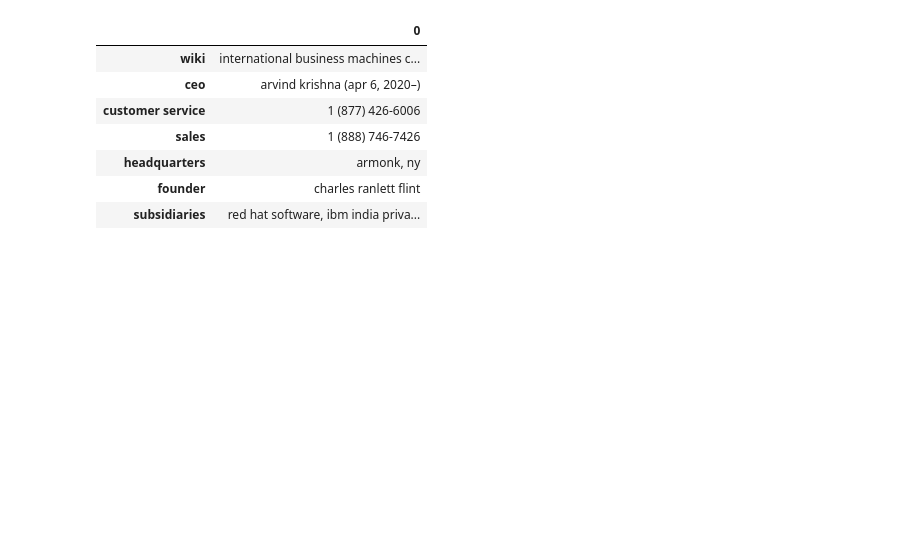
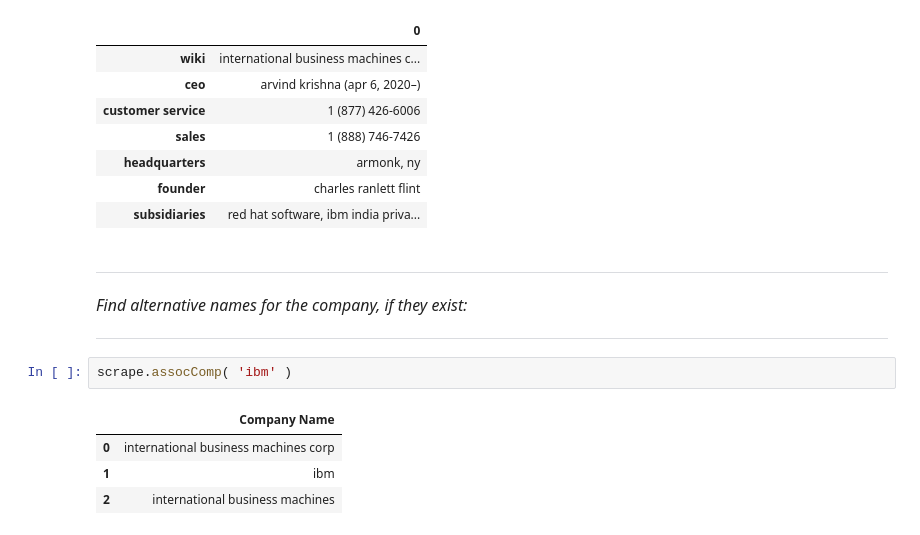
Before and after one commit to zachary-chiodini/enterprise-scrape, a Jupyter notebook: enterprise_scrape.ipynb, the cells around one changed output. Cells and saved outputs as stored; diff of their text form; blank space fills up the shorter version.

```diff
--- a/enterprise_scrape.ipynb
+++ b/enterprise_scrape.ipynb
@@ -30,3 +59,14 @@ scrape.getBox()
 | headquarters | armonk, ny |
 | founder | charles ranlett flint |
 | subsidiaries | red hat software, ibm india priva... |
+# %% [markdown]
+<hr>
+<i style="font-size:15.9px">Find alternative names for the company, if they exist:</i></tr><td>
+<hr>
+# %%
+scrape.assocComp( 'ibm' )
+# %% [output]
+|  | Company Name |
+| 0 | international business machines corp |
+| 1 | ibm |
+| 2 | international business machines |
```
Also changed, not shown: parts of 7 cells of this notebook.
